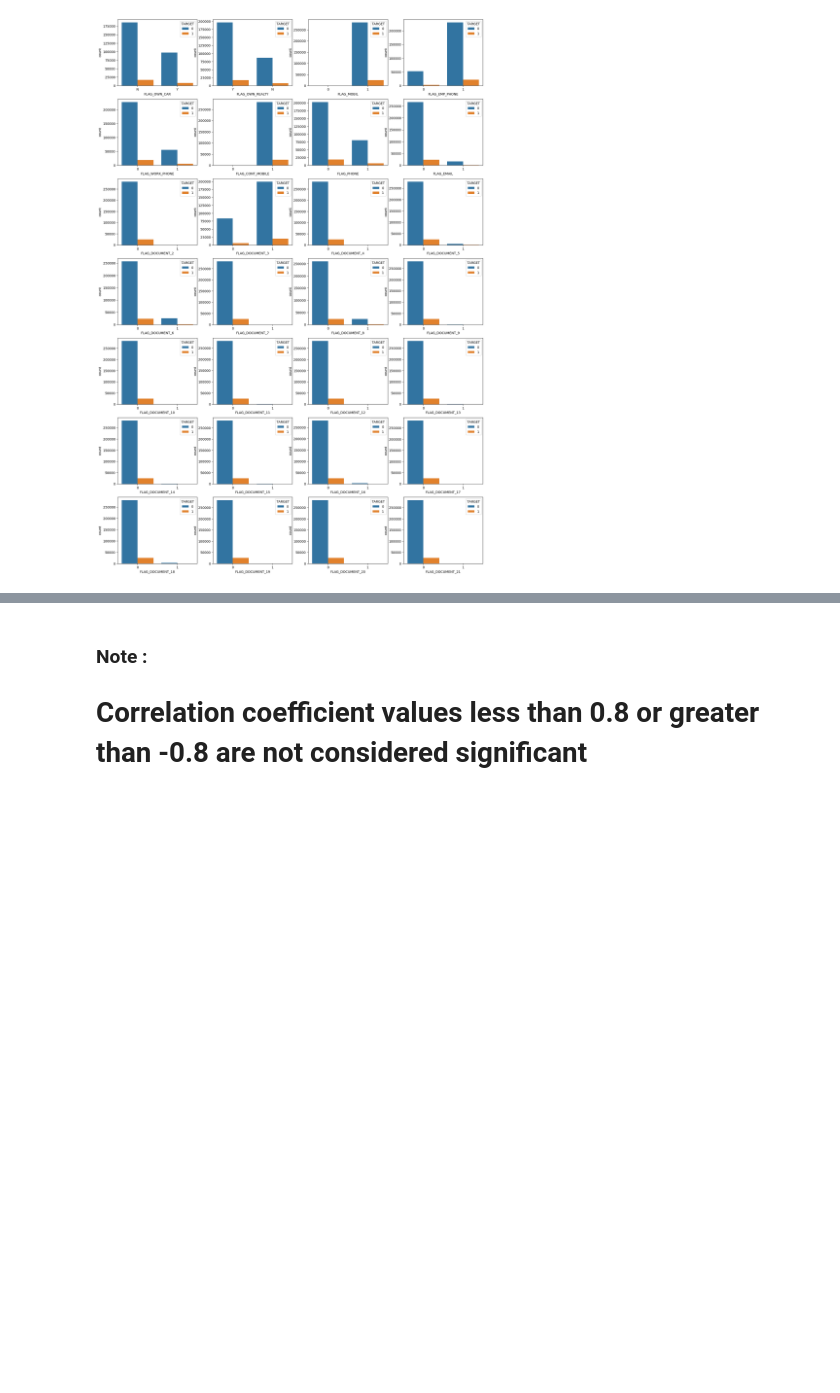
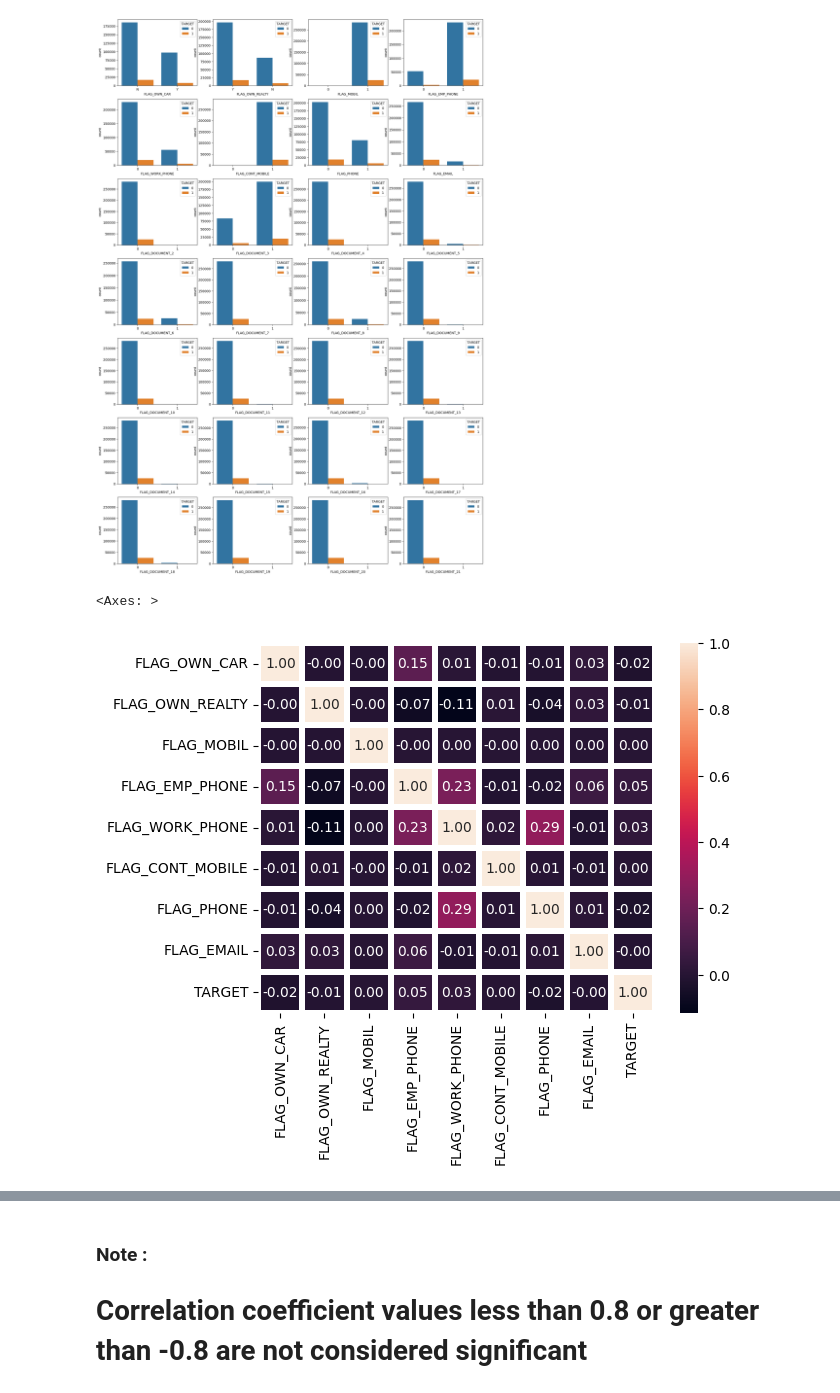
Before and after one commit to jin-raii/netflix-clone, a Jupyter notebook: notebook349a4453cc.ipynb, the cells around one changed output, grey strips where cells are left out. Drawn from its saved outputs; the diff is of its cells as text; code cells hidden in the pictures; blank space fills up the shorter version.

```diff
--- a/notebook349a4453cc.ipynb
+++ b/notebook349a4453cc.ipynb
@@ -247,0 +250,9 @@ corr_data = round(missing_col[check_col_corr].corr(numeric_only=True), 2)
+# %%
+cat_col = missing_col[flag_col[0:2]]
+label_encoder = LabelEncoder()
+df_encoded = missing_col.apply(label_encoder.fit_transform)
+# %%
+sns.heatmap(data=df_encoded[check_col_corr].corr(), annot=True, linewidths=4, fmt='.2f')
+# %% [output]
+<Axes: >
+[figure, added]
```
Also changed, not shown: parts of 3 cells of this notebook.
